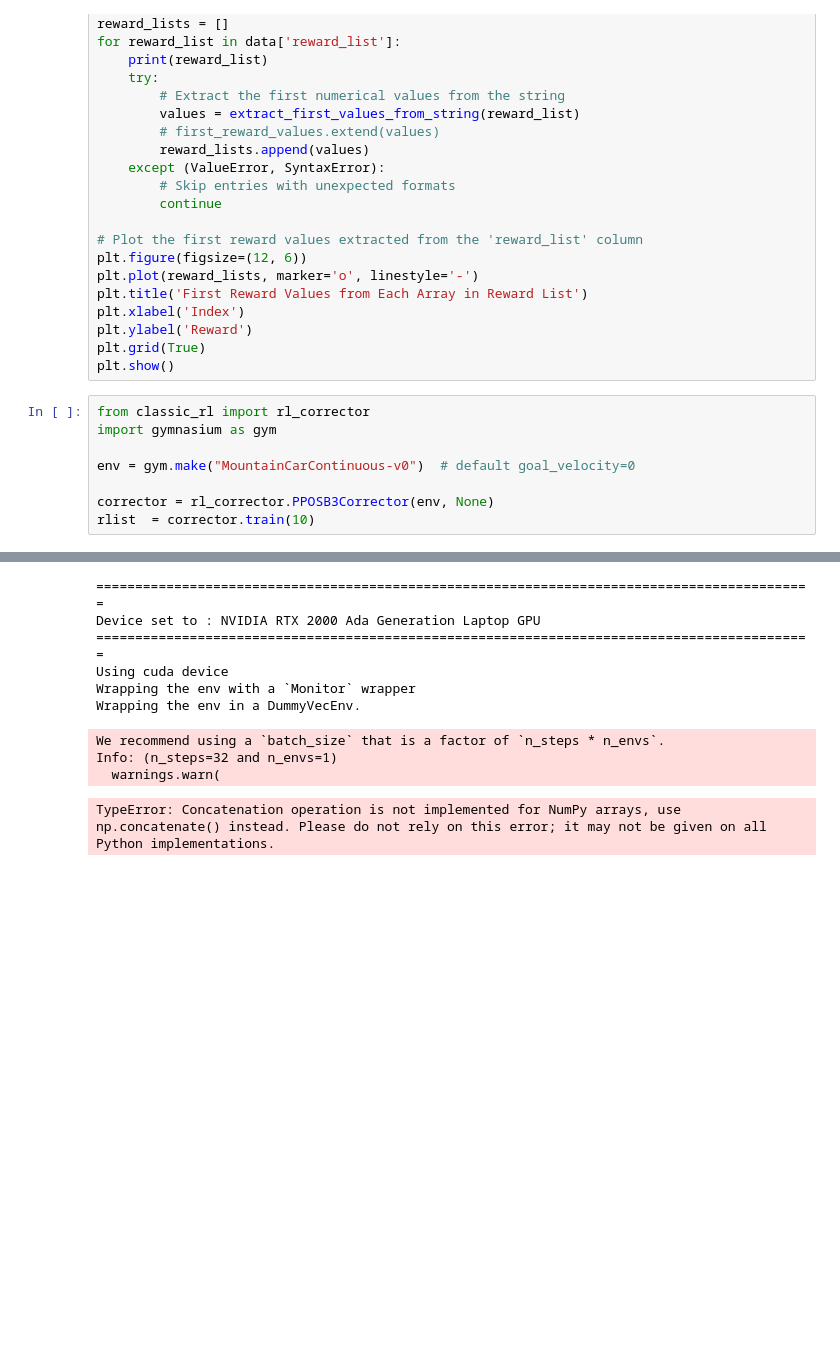
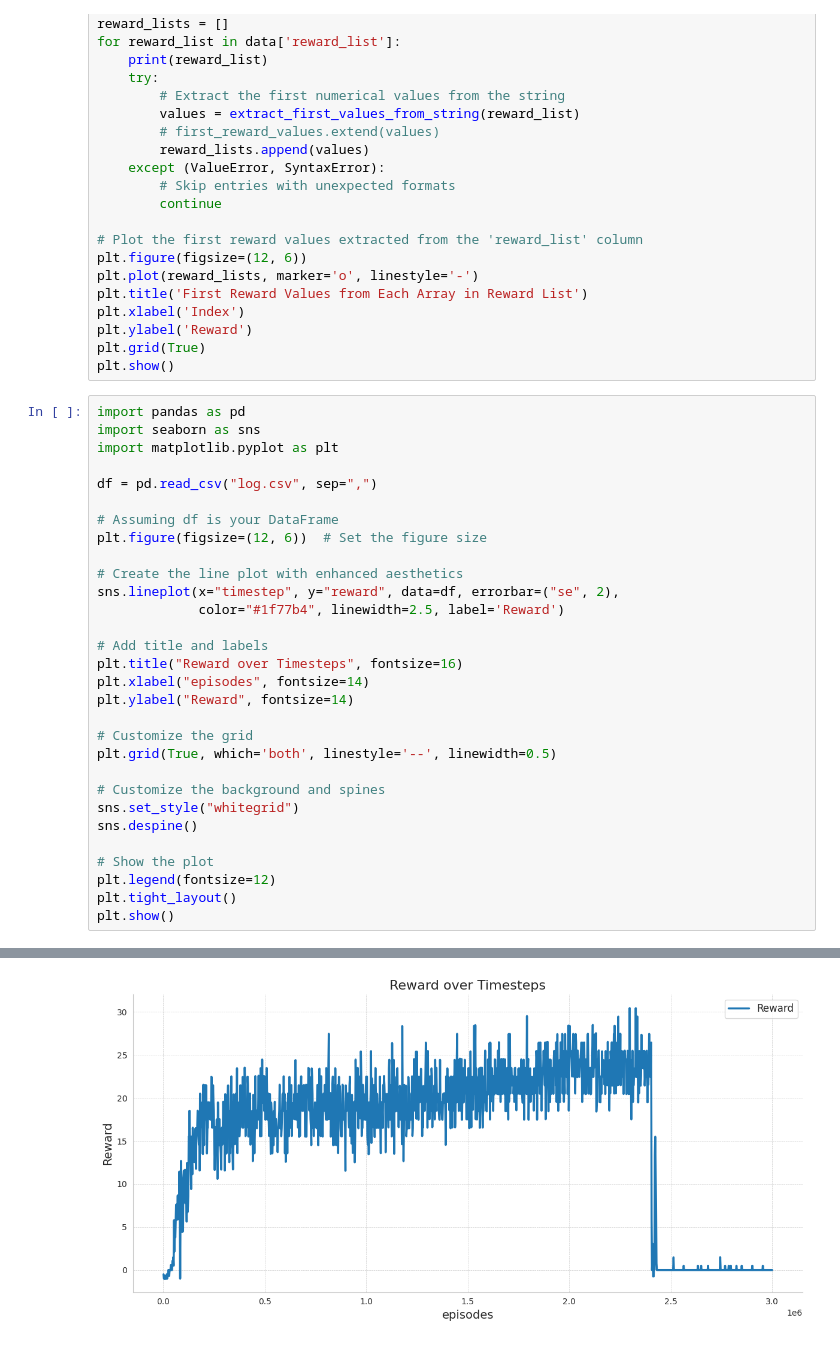
Before and after one commit to joaoMartinSaquet/SmartDartCorrector, a Jupyter notebook: viz.ipynb, the cells around one changed output, grey strips where cells are left out. Saved outputs shown, nothing was run; the diff lists cells and outputs as text; blank space fills up the shorter version.

Commit message:
PPO working smart Dart except around step 2400000

```diff
--- a/viz.ipynb
+++ b/viz.ipynb
@@ -175,11 +175,33 @@ plt.ylabel('Reward')
 plt.grid(True)
 plt.show()
 # %%
-from classic_rl import rl_corrector
-import gymnasium as gym
+import pandas as pd
+import seaborn as sns
+import matplotlib.pyplot as plt
 
-env = gym.make("MountainCarContinuous-v0")  # default goal_velocity=0
+df = pd.read_csv("log.csv", sep=",")
 
-corrector = rl_corrector.PPOSB3Corrector(env, None)
-rlist  = corrector.train(10)
+# Assuming df is your DataFrame
+plt.figure(figsize=(12, 6))  # Set the figure size
+
+# Create the line plot with enhanced aesthetics
+sns.lineplot(x="timestep", y="reward", data=df, errorbar=("se", 2),
+             color="#1f77b4", linewidth=2.5, label='Reward')
+
+# Add title and labels
+plt.title("Reward over Timesteps", fontsize=16)
+plt.xlabel("episodes", fontsize=14)
+plt.ylabel("Reward", fontsize=14)
+
+# Customize the grid
+plt.grid(True, which='both', linestyle='--', linewidth=0.5)
+
+# Customize the background and spines
+sns.set_style("whitegrid")
+sns.despine()
+
+# Show the plot
+plt.legend(fontsize=12)
+plt.tight_layout()
+plt.show()
 # %% [output]
@@ -190,10 +208 @@ To enable the following instructions: AVX2 AVX_VNNI FMA, in other operations, re
-============================================================================================
-Device set to : NVIDIA RTX 2000 Ada Generation Laptop GPU
-============================================================================================
-Using cuda device
-Wrapping the env with a `Monitor` wrapper
-Wrapping the env in a DummyVecEnv.
-We recommend using a `batch_size` that is a factor of `n_steps * n_envs`.
-Info: (n_steps=32 and n_envs=1)
-  warnings.warn(
-TypeError: Concatenation operation is not implemented for NumPy arrays, use np.concatenate() instead. Please do not rely on this error; it may not be given on all Python implementations.
+[figure, added]
```
Also changed, not shown: parts of 5 cells of this notebook, 7 other files.
